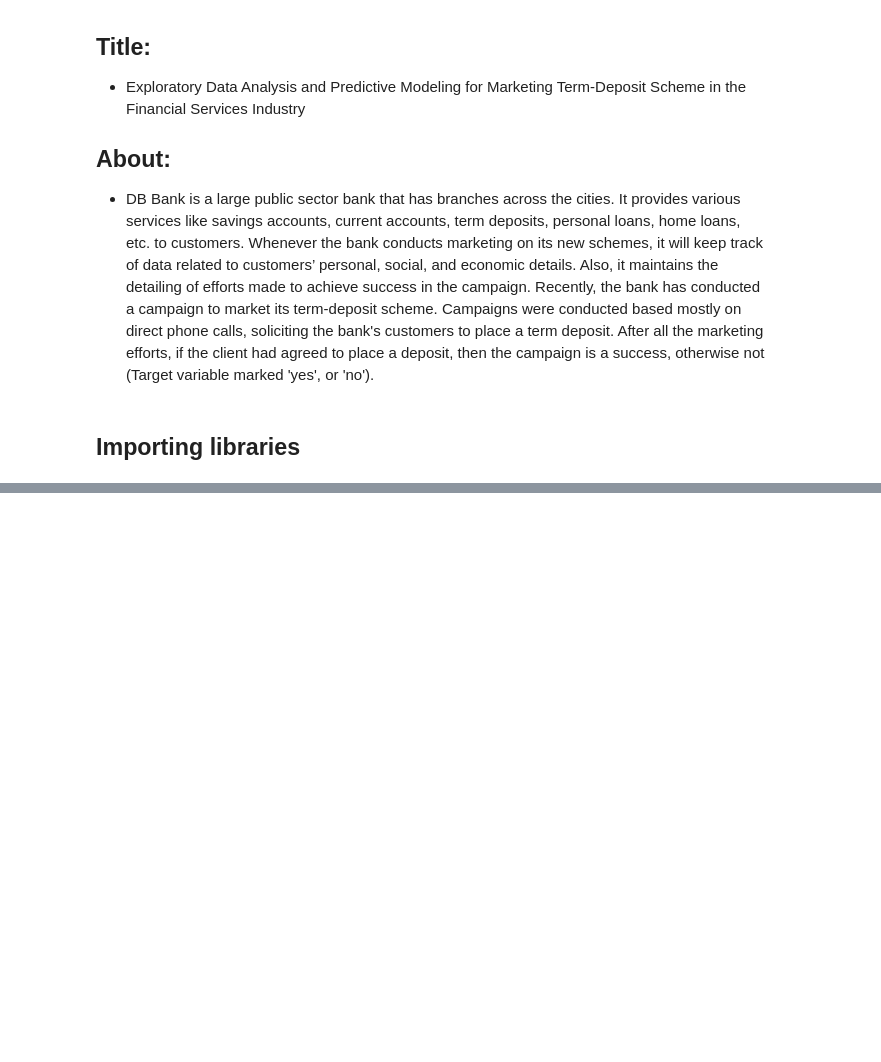
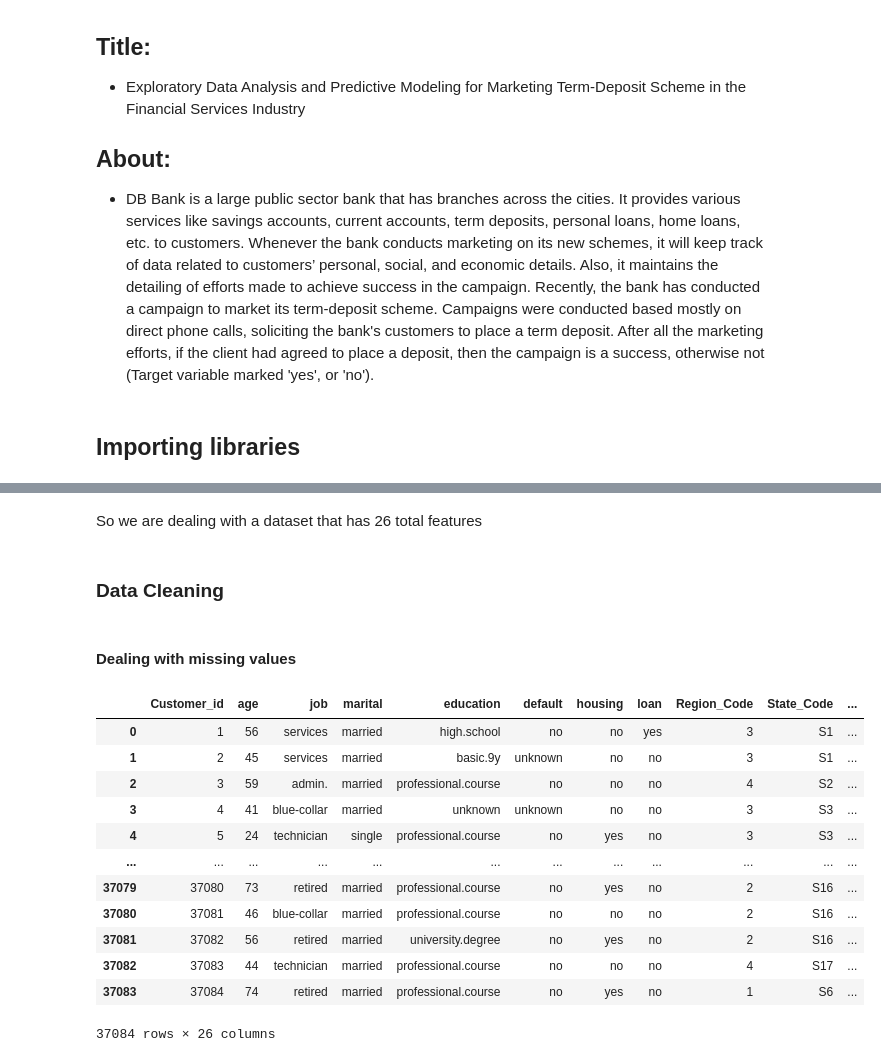
Before and after one commit to Mayank5112/Capstone-Project-5, a Jupyter notebook: capestone-5.ipynb, the cells around one changed output, grey strips where cells are left out. Cells and saved outputs as stored; diff of their text form; code cells hidden in the pictures; blank space fills up the shorter version.

```diff
--- a/capestone-5.ipynb
+++ b/capestone-5.ipynb
@@ -13,0 +230,22 @@ import pandas as pd
+# %% [markdown]
+So we are dealing with a dataset that has 26 total features
+# %% [markdown]
+### Data Cleaning
+# %% [markdown]
+#### Dealing with missing values
+# %%
+merged_customer_df
+# %% [output]
+|  | Customer_id | age | job | marital | education | default | housing | loan | Region_Code | State_Code | ... |
+| 0 | 1 | 56 | services | married | high.school | no | no | yes | 3 | S1 | ... |
+| 1 | 2 | 45 | services | married | basic.9y | unknown | no | no | 3 | S1 | ... |
+| 2 | 3 | 59 | admin. | married | professional.course | no | no | no | 4 | S2 | ... |
+| 3 | 4 | 41 | blue-collar | married | unknown | unknown | no | no | 3 | S3 | ... |
+| 4 | 5 | 24 | technician | single | professional.course | no | yes | no | 3 | S3 | ... |
+| ... | ... | ... | ... | ... | ... | ... | ... | ... | ... | ... | ... |
+| 37079 | 37080 | 73 | retired | married | professional.course | no | yes | no | 2 | S16 | ... |
+| 37080 | 37081 | 46 | blue-collar | married | professional.course | no | no | no | 2 | S16 | ... |
+| 37081 | 37082 | 56 | retired | married | university.degree | no | yes | no | 2 | S16 | ... |
+| 37082 | 37083 | 44 | technician | married | professional.course | no | no | no | 4 | S17 | ... |
+| 37083 | 37084 | 74 | retired | married | professional.course | no | yes | no | 1 | S6 | ... |
+37084 rows × 26 columns
```
Also changed, not shown: parts of 26 cells of this notebook.
